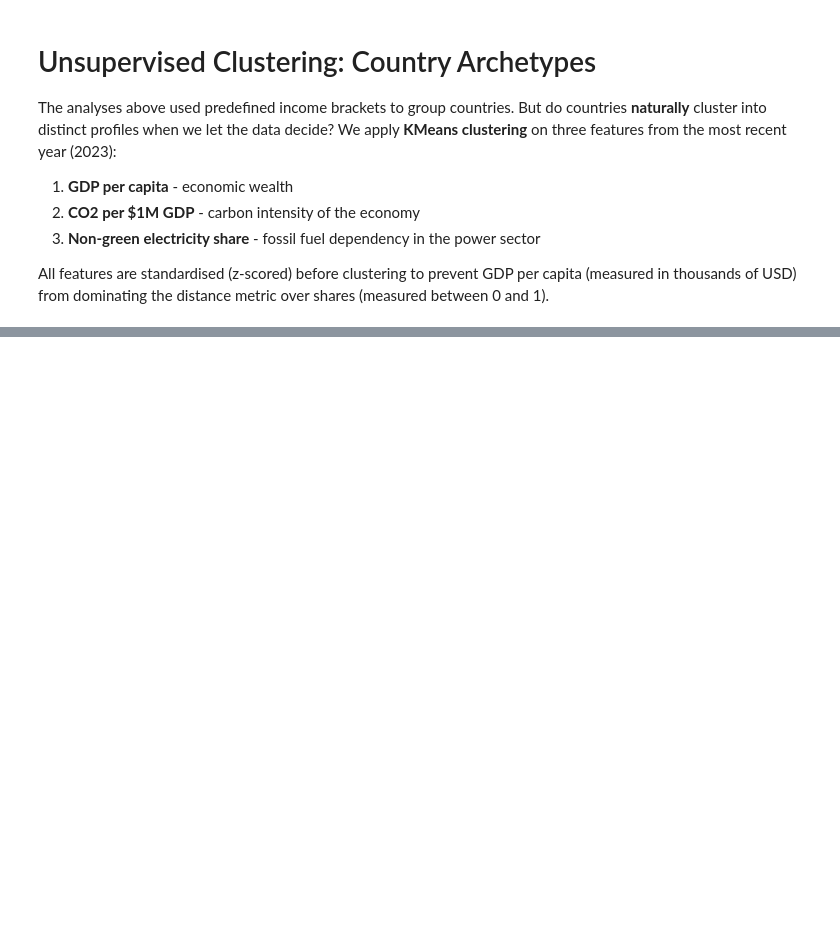
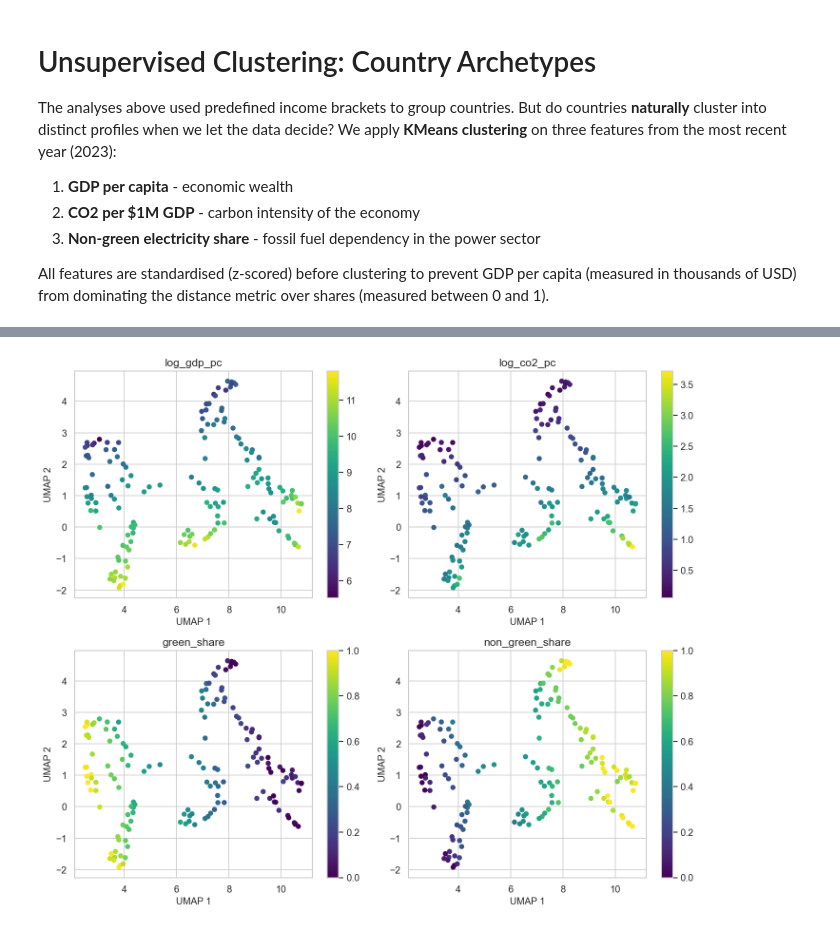
Before and after one commit to fabianfrank-dev/carbon_analysis, a Jupyter notebook: data_analytics_project.ipynb, the cells around one changed output, grey strips where cells are left out. Saved outputs shown, nothing was run; the diff lists cells and outputs as text; code cells hidden in the pictures; blank space fills up the shorter version.

```diff
--- a/data_analytics_project.ipynb
+++ b/data_analytics_project.ipynb
@@ -853,0 +986,17 @@ KMeans clustering on GDP per capita, CO2 per GDP, and non-green electricity shar
+# %%
+
+X = cluster_df[features].fillna(0)
+
+# scale x
+X_scaled = StandardScaler().fit_transform(X)
+
+# create umap values
+reducer = umap.UMAP(
+    n_neighbors=15,
+    min_dist=0.1,
+    n_components=2,
+    random_state=42
+)
+
+embedding = reducer.fit_transform(X_scaled)
+embedding
@@ -853,0 +1021,20 @@ KMeans clustering on GDP per capita, CO2 per GDP, and non-green electricity shar
+# %%
+fig, axes = plt.subplots(2, 2, figsize=(12, 10))
+
+for ax, ml_features in zip(axes.flatten(), features):
+    sc = ax.scatter(
+        embedding[:, 0],
+        embedding[:, 1],
+        c=cluster_df[ml_features],
+        cmap="viridis",
+        s=30
+    )
+    ax.set_title(ml_features)
+    ax.set_xlabel("UMAP 1")
+    ax.set_ylabel("UMAP 2")
+    plt.colorbar(sc, ax=ax)
+
+plt.tight_layout()
+plt.show()
+# %% [output]
+[figure, added]
```
Also changed, not shown: parts of 20 cells of this notebook.
